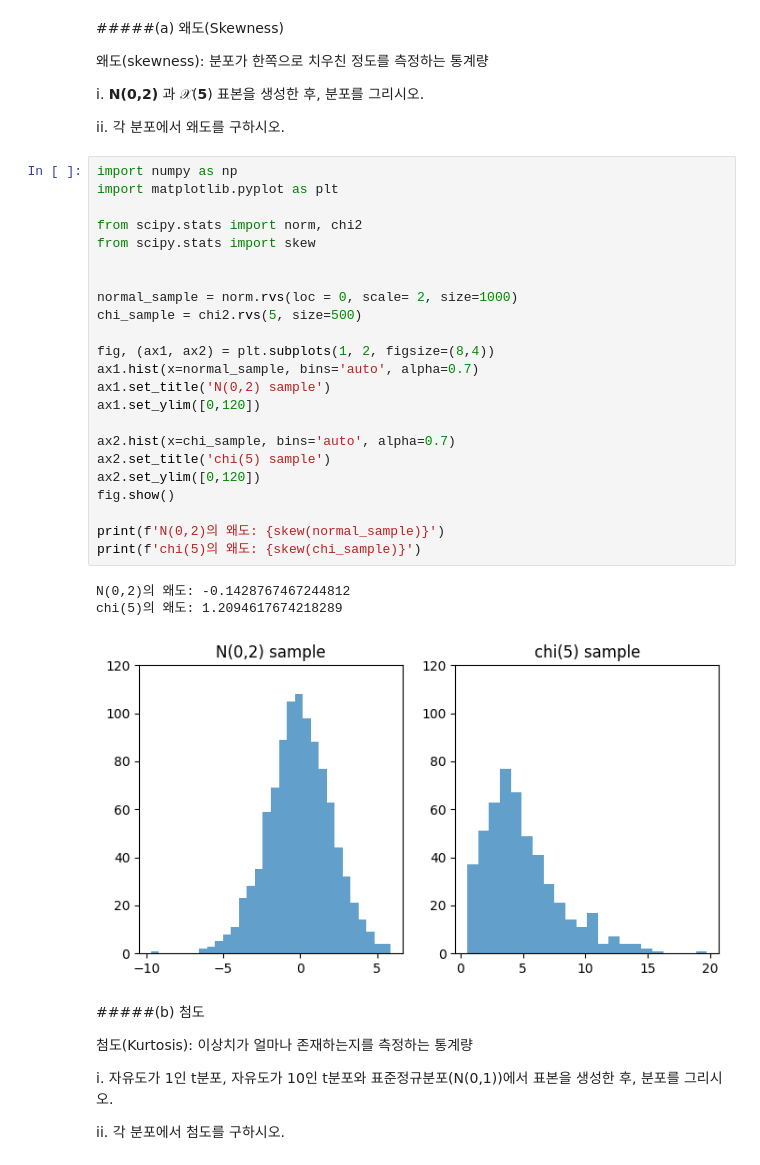
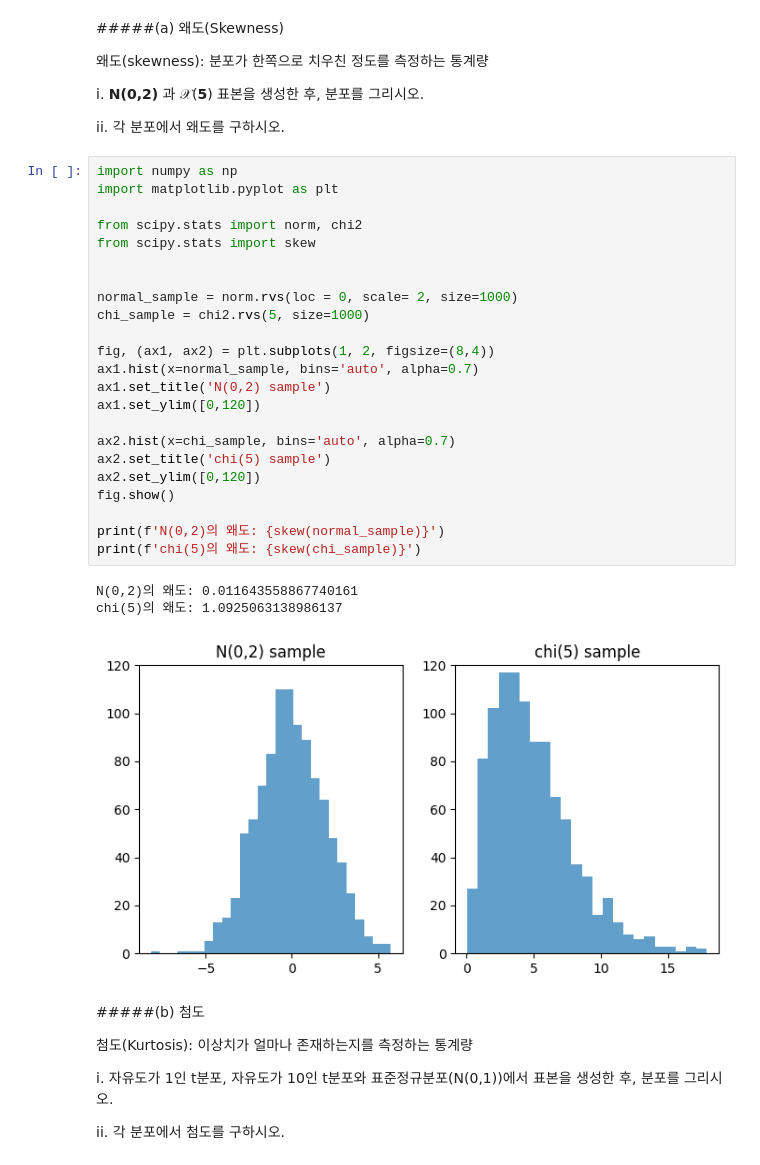
Before and after one commit to reiple/ds2_data_mining_hw, a Jupyter notebook: DataMining_HW.ipynb, the cells around one changed output. Cells and saved outputs as stored; diff of their text form.

```diff
--- a/DataMining_HW.ipynb
+++ b/DataMining_HW.ipynb
@@ -48,30 +48,30 @@ ii. 각 분포에서 왜도를 구하시오.
 # %%
 import numpy as np
 import matplotlib.pyplot as plt
 
 from scipy.stats import norm, chi2
 from scipy.stats import skew
 
 
 normal_sample = norm.rvs(loc = 0, scale= 2, size=1000)
-chi_sample = chi2.rvs(5, size=500)
+chi_sample = chi2.rvs(5, size=1000)
 
 fig, (ax1, ax2) = plt.subplots(1, 2, figsize=(8,4))
 ax1.hist(x=normal_sample, bins='auto', alpha=0.7)
 ax1.set_title('N(0,2) sample')
 ax1.set_ylim([0,120])
 
 ax2.hist(x=chi_sample, bins='auto', alpha=0.7)
 ax2.set_title('chi(5) sample')
 ax2.set_ylim([0,120])
 fig.show()
 
 print(f'N(0,2)의 왜도: {skew(normal_sample)}')
 print(f'chi(5)의 왜도: {skew(chi_sample)}')
 # %% [output]
-N(0,2)의 왜도: -0.1428767467244812
-chi(5)의 왜도: 1.2094617674218289
+N(0,2)의 왜도: 0.011643558867740161
+chi(5)의 왜도: 1.0925063138986137
-[figure, old version]
+[figure, new version]
 # %% [markdown]
 #####(b) 첨도
 
```
